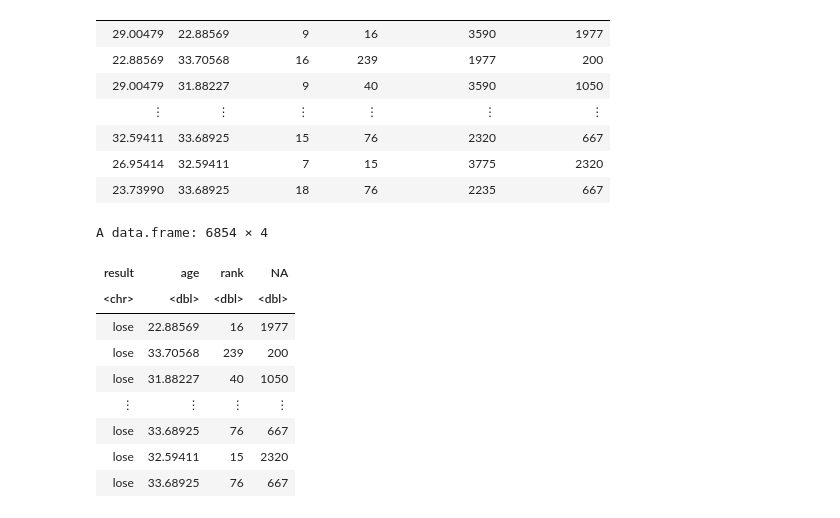
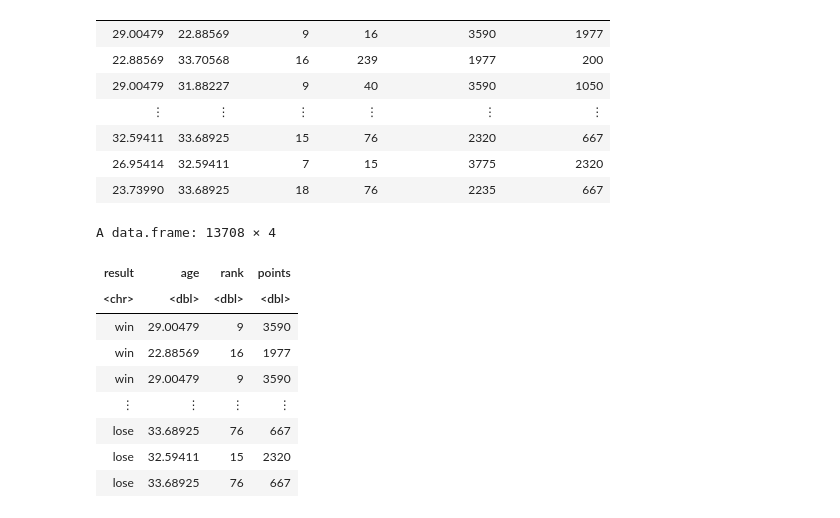
Before and after one commit to JianyiC/group54_work, a Jupyter notebook: proposal.ipynb, the cells around one changed output. Cells and saved outputs as stored; diff of their text form; code cells hidden in the pictures.

```diff
--- a/proposal.ipynb
+++ b/proposal.ipynb
@@ -51,20 +51,31 @@ A tibble: 6854 × 6
 | 26.95414 | 32.59411 | 7 | 15 | 3775 | 2320 |
 | 23.73990 | 33.68925 | 18 | 76 | 2235 | 667 |
 # %%
+set.seed(256)
+#lose
 lose <- rep(c("lose"), times = nrow(atp_data))
-
 atp_lose <- cbind(atp_data, lose) |>
   select(lose, loser_age, loser_rank, loser_rank_points)
 
 colnames(atp_lose) <- c("result", "age","rank", "points")
-atp_data_lose
+
+
+#win
+win <- rep(c("win"), times = nrow(atp_data))
+atp_win <- cbind(atp_data, win) |>
+  select(win, winner_age, winner_rank, winner_rank_points)
+colnames(atp_win) <- c("result", "age","rank", "points")
+
+#to one form
+combined_data <- rbind(atp_win, atp_lose)
+combined_data
 # %% [output]
-A data.frame: 6854 × 4
+A data.frame: 13708 × 4
-| result | age | rank | NA |
+| result | age | rank | points |
 | <chr> | <dbl> | <dbl> | <dbl> |
-| lose | 22.88569 | 16 | 1977 |
-| lose | 33.70568 | 239 | 200 |
-| lose | 31.88227 | 40 | 1050 |
+| win | 29.00479 | 9 | 3590 |
+| win | 22.88569 | 16 | 1977 |
+| win | 29.00479 | 9 | 3590 |
 | ⋮ | ⋮ | ⋮ | ⋮ |
 | lose | 33.68925 | 76 | 667 |
 | lose | 32.59411 | 15 | 2320 |
```
Also changed, not shown: parts of 5 cells of this notebook.
